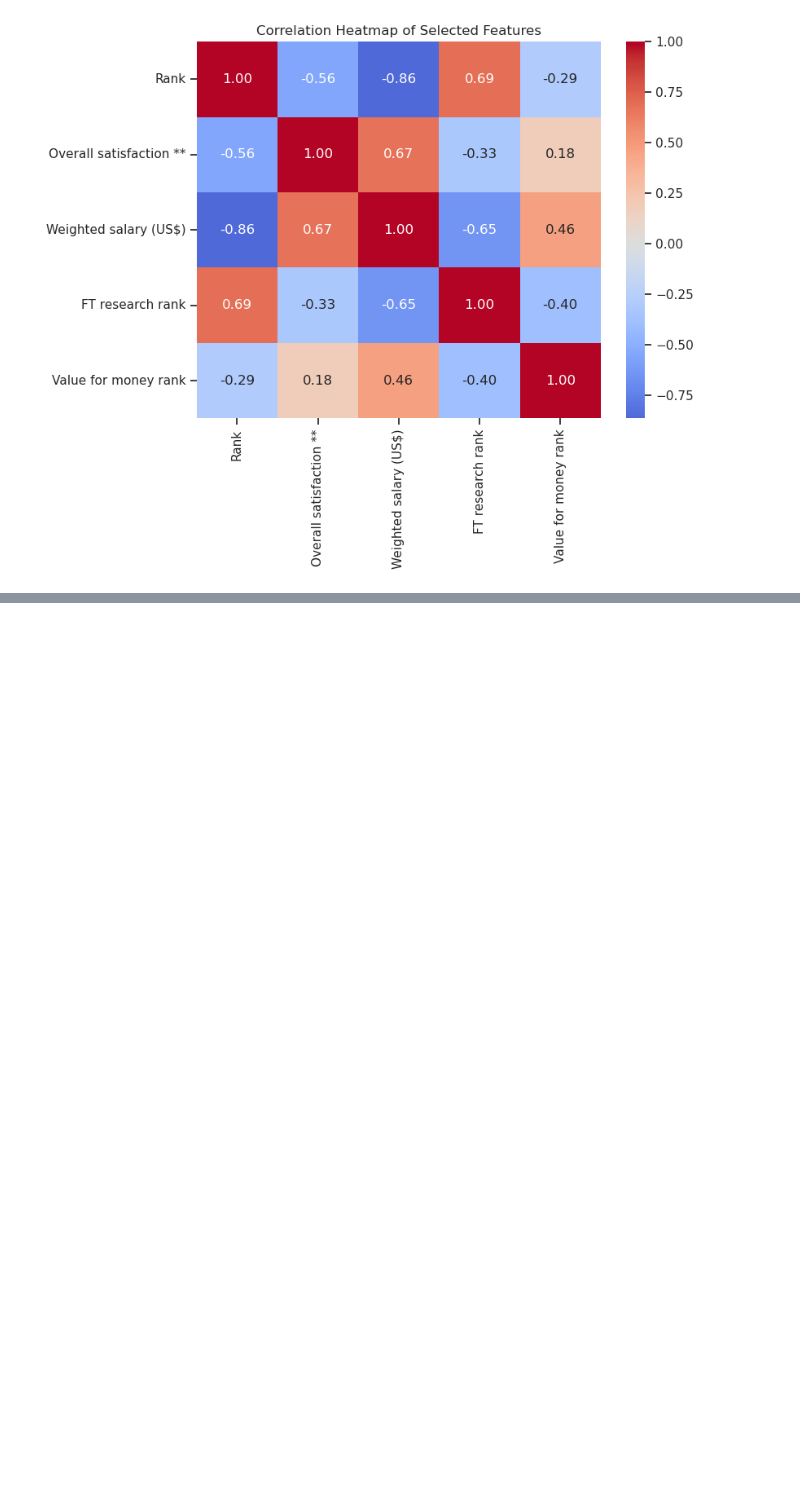
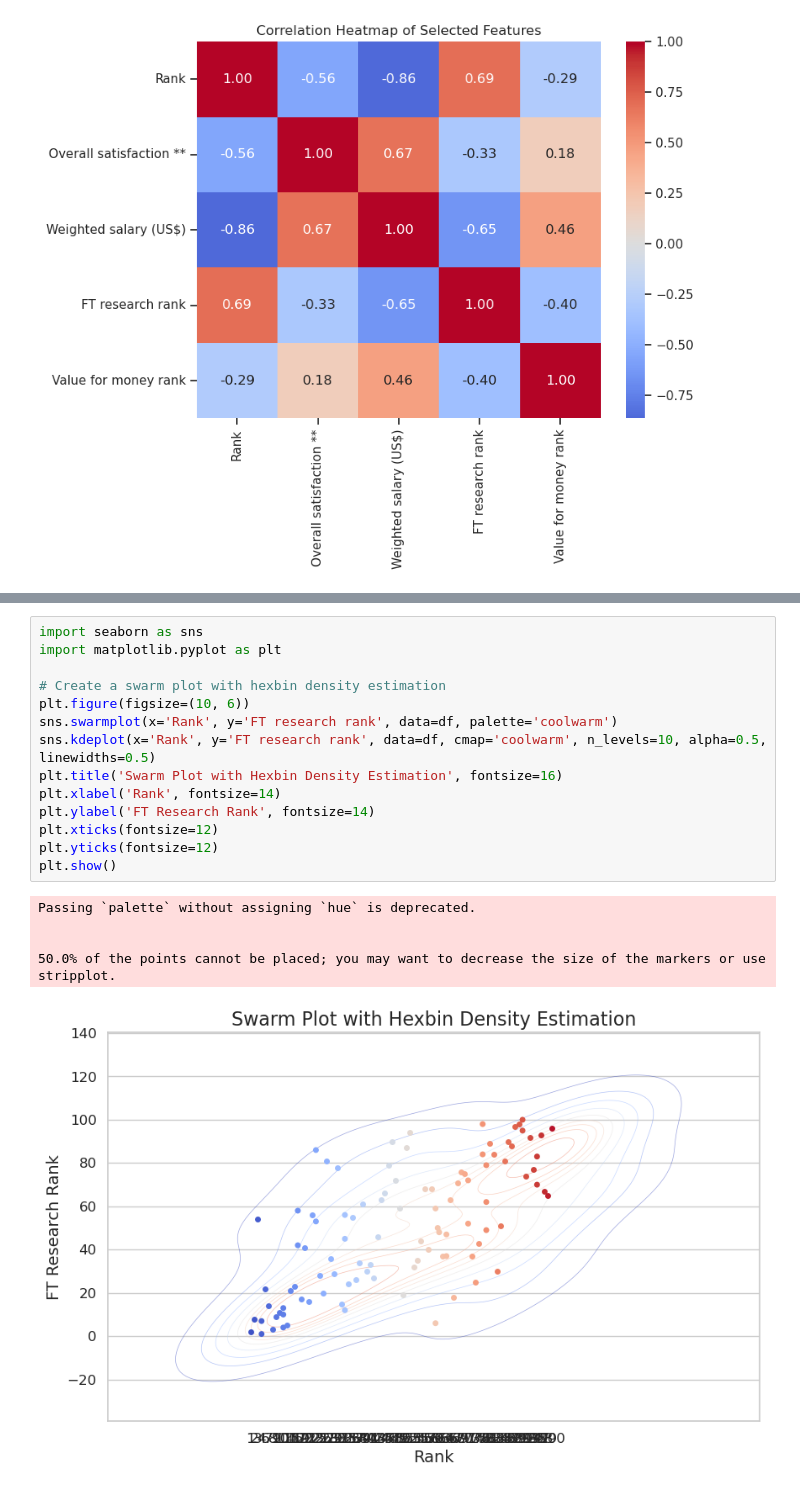
Before and after one commit to raj-rajat/FT-Global-Business-School-Top-100-MBA-Ranking-2023, a Jupyter notebook: ft-global-business-school-top-100-mba-ranking-2023.ipynb, the cells around one changed output, grey strips where cells are left out. Drawn from its saved outputs; the diff is of its cells as text; blank space fills up the shorter version.

```diff
--- a/ft-global-business-school-top-100-mba-ranking-2023.ipynb
+++ b/ft-global-business-school-top-100-mba-ranking-2023.ipynb
@@ -774,0 +870,20 @@ The figure layout has changed to tight
+# %%
+import seaborn as sns
+import matplotlib.pyplot as plt
+
+# Create a swarm plot with hexbin density estimation
+plt.figure(figsize=(10, 6))
+sns.swarmplot(x='Rank', y='FT research rank', data=df, palette='coolwarm')
+sns.kdeplot(x='Rank', y='FT research rank', data=df, cmap='coolwarm', n_levels=10, alpha=0.5, linewidths=0.5)
+plt.title('Swarm Plot with Hexbin Density Estimation', fontsize=16)
+plt.xlabel('Rank', fontsize=14)
+plt.ylabel('FT Research Rank', fontsize=14)
+plt.xticks(fontsize=12)
+plt.yticks(fontsize=12)
+plt.show()
+# %% [output]
+Passing `palette` without assigning `hue` is deprecated.
+
+
+50.0% of the points cannot be placed; you may want to decrease the size of the markers or use stripplot.
+[figure, added]
```
Also changed, not shown: parts of 9 cells of this notebook.
